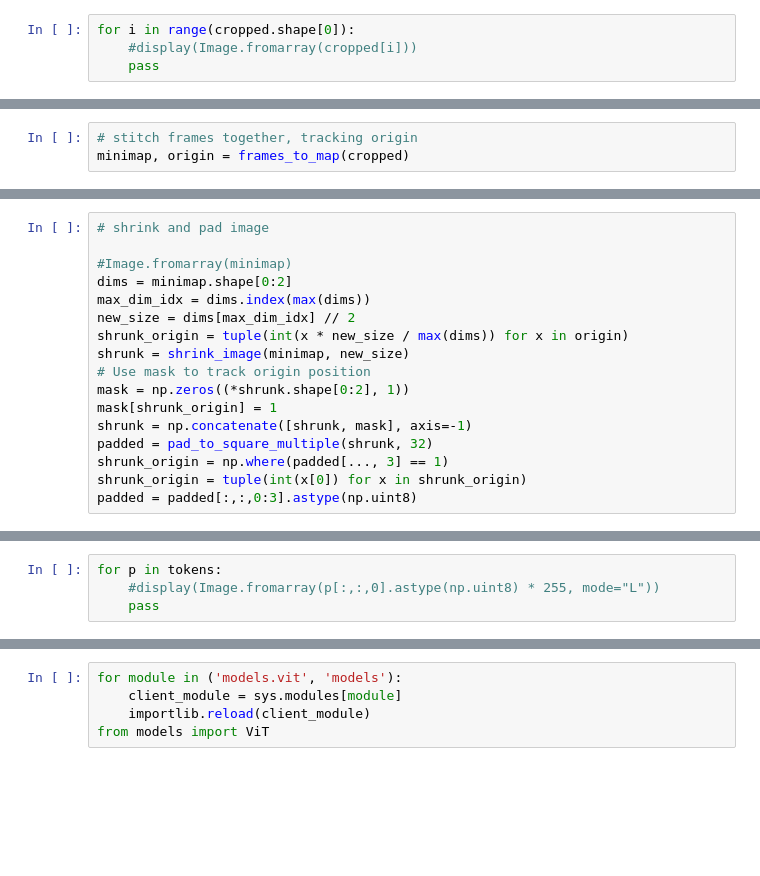
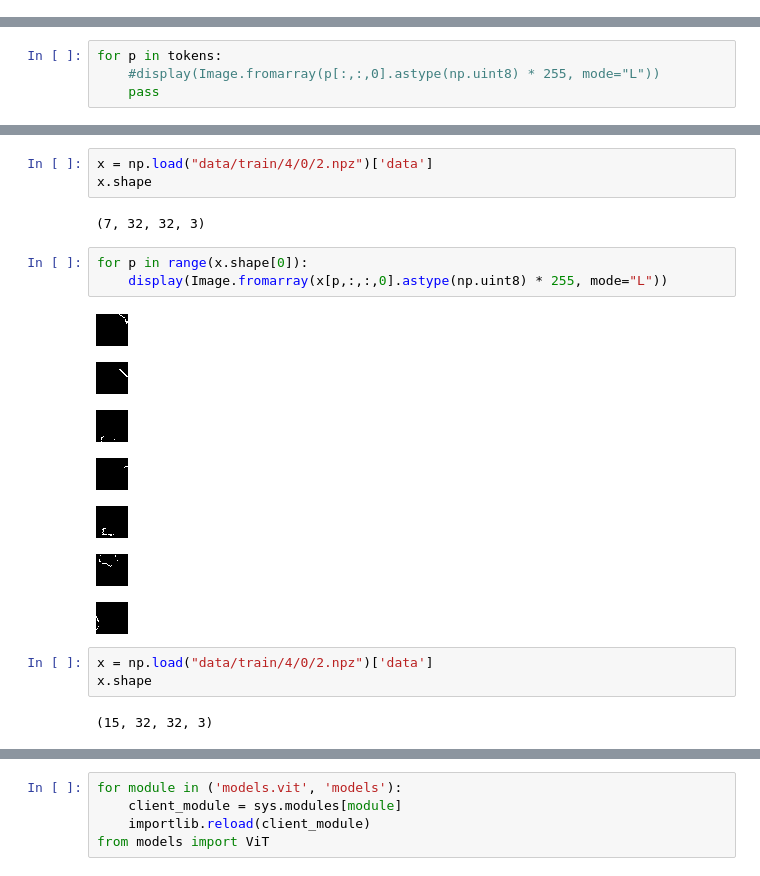
Before and after one commit to hooved/poemap, a Jupyter notebook: training_data.ipynb, the cells around one changed output, grey strips where cells are left out. Drawn from its saved outputs; the diff is of its cells as text; blank space fills up the shorter version.

Commit message:
load new layout data for vit training

```diff
--- a/training_data.ipynb
+++ b/training_data.ipynb
@@ -58,4 +24,0 @@ cropped.shape
-# %%
-for i in range(cropped.shape[0]):
-    #display(Image.fromarray(cropped[i]))
-    pass
@@ -66,3 +24,0 @@ from stream.client import draw_minimap, frames_to_map
-# %%
-# stitch frames together, tracking origin
-minimap, origin = frames_to_map(cropped)
@@ -78,17 +24,0 @@ from helpers import pad_to_square_multiple, shrink_image
-# %%
-# shrink and pad image
-
-#Image.fromarray(minimap)
-dims = minimap.shape[0:2]
-max_dim_idx = dims.index(max(dims))
-new_size = dims[max_dim_idx] // 2
-shrunk_origin = tuple(int(x * new_size / max(dims)) for x in origin)
-shrunk = shrink_image(minimap, new_size)
-# Use mask to track origin position
-mask = np.zeros((*shrunk.shape[0:2], 1))
-mask[shrunk_origin] = 1
-shrunk = np.concatenate([shrunk, mask], axis=-1)
-padded = pad_to_square_multiple(shrunk, 32)
-shrunk_origin = np.where(padded[..., 3] == 1)
-shrunk_origin = tuple(int(x[0]) for x in shrunk_origin)
-padded = padded[:,:,0:3].astype(np.uint8)
@@ -205,0 +240,21 @@ embeds[:, 3::4] = np.cos(y_coords * denoms)
+# %%
+x = np.load("data/train/4/0/2.npz")['data']
+x.shape
+# %% [output]
+(7, 32, 32, 3)
+# %%
+for p in range(x.shape[0]):
+    display(Image.fromarray(x[p,:,:,0].astype(np.uint8) * 255, mode="L"))
+# %% [output]
+[figure, added]
+[figure, added]
+[figure, added]
+[figure, added]
+[figure, added]
+[figure, added]
+[figure, added]
+# %%
+x = np.load("data/train/4/0/2.npz")['data']
+x.shape
+# %% [output]
+(15, 32, 32, 3)
```
Also changed, not shown: parts of 28 cells of this notebook, 1 other file.
